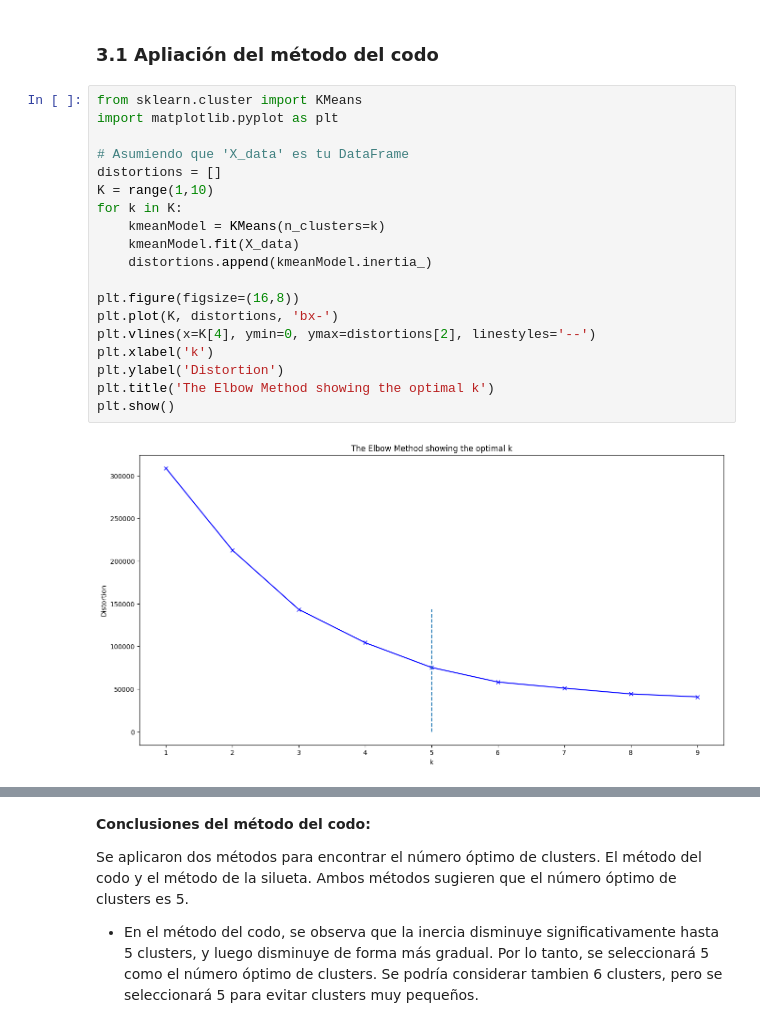
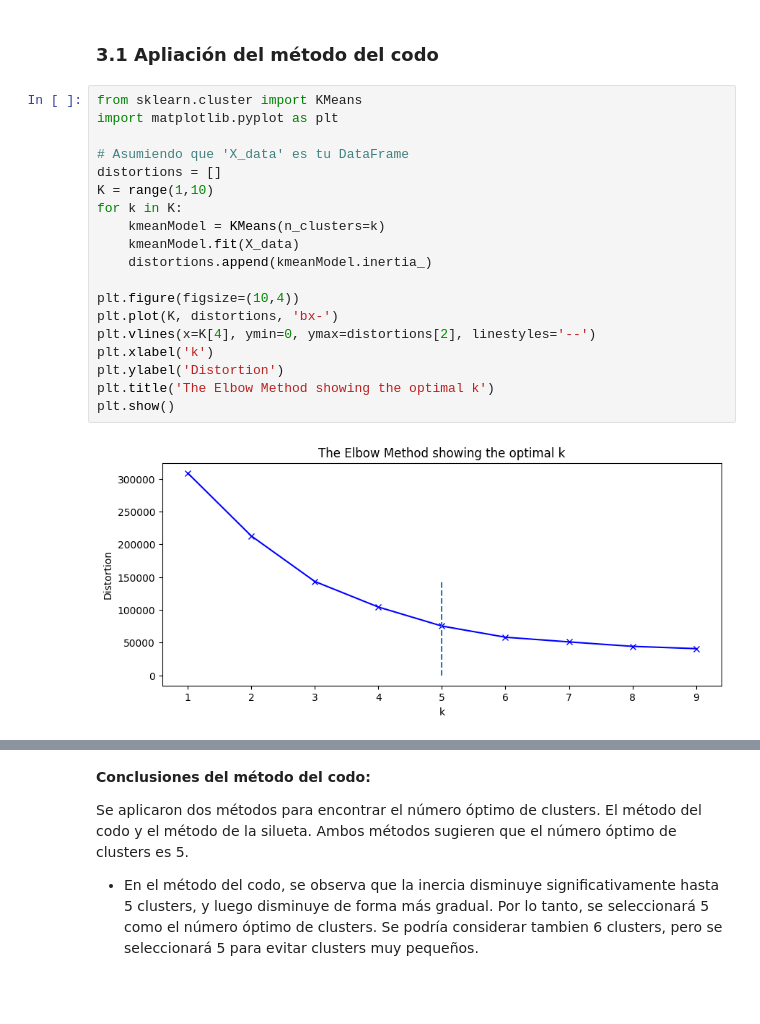
Before and after one commit to palberth/CienciaDatos-MASDI, a Jupyter notebook: Seccion_2/Ejemplo-02/mall_customers_clustering.ipynb, the cells around one changed output, grey strips where cells are left out. Drawn from its saved outputs; the diff is of its cells as text; blank space fills up the shorter version.

```diff
--- a/Seccion_2/Ejemplo-02/mall_customers_clustering.ipynb
+++ b/Seccion_2/Ejemplo-02/mall_customers_clustering.ipynb
@@ -298,24 +294,24 @@ X_data.head()
 # %%
 from sklearn.cluster import KMeans
 import matplotlib.pyplot as plt
 
 # Asumiendo que 'X_data' es tu DataFrame
 distortions = []
 K = range(1,10)
 for k in K:
     kmeanModel = KMeans(n_clusters=k)
     kmeanModel.fit(X_data)
     distortions.append(kmeanModel.inertia_)
 
-plt.figure(figsize=(16,8))
+plt.figure(figsize=(10,4))
 plt.plot(K, distortions, 'bx-')
 plt.vlines(x=K[4], ymin=0, ymax=distortions[2], linestyles='--')
 plt.xlabel('k')
 plt.ylabel('Distortion')
 plt.title('The Elbow Method showing the optimal k')
 plt.show()
 # %% [output]
-[figure, old version]
+[figure, new version]
 # %%
 from sklearn.cluster import KMeans
 from sklearn.metrics import silhouette_score
```
Also changed, not shown: parts of 9 cells of this notebook.
